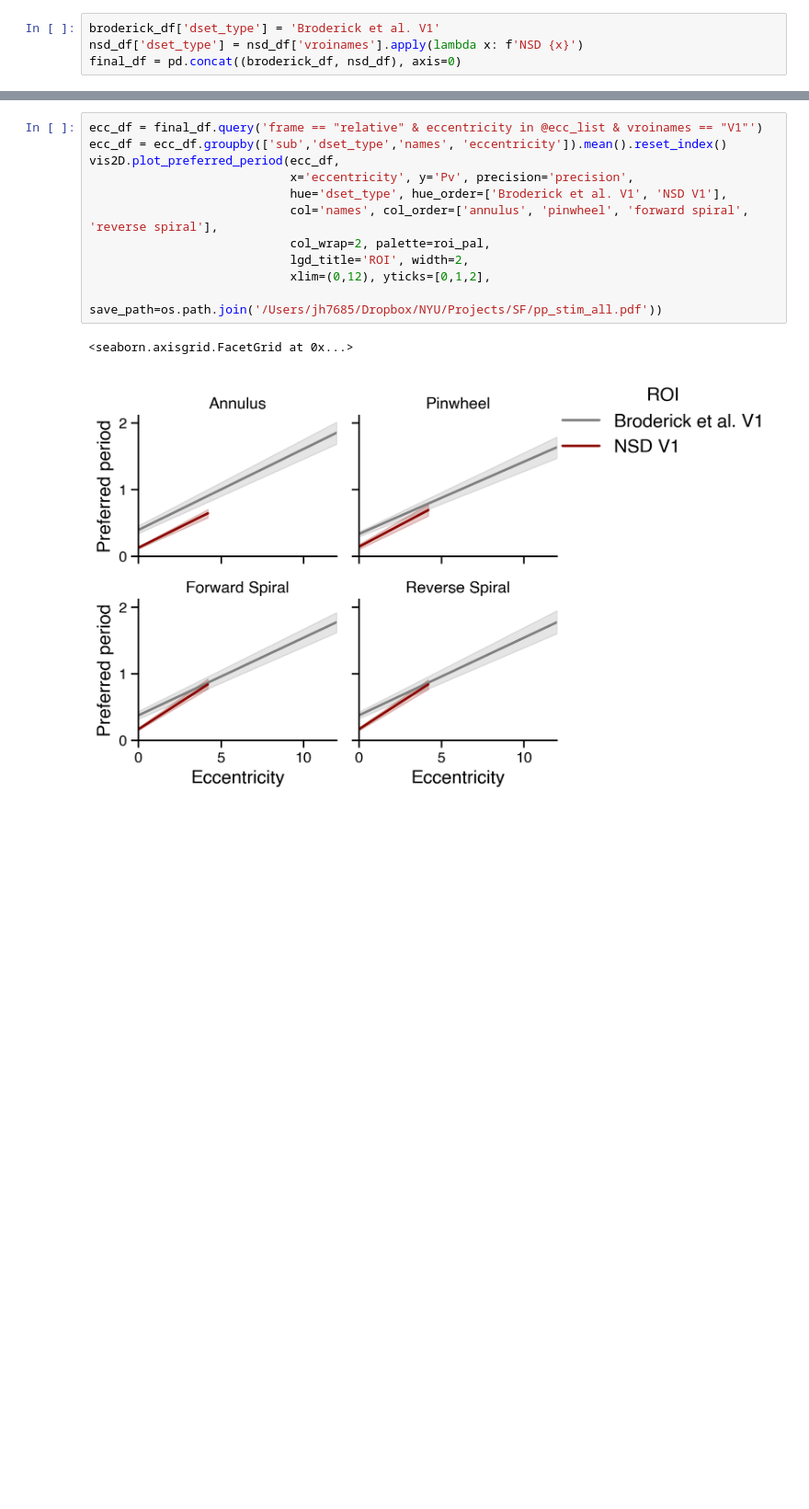
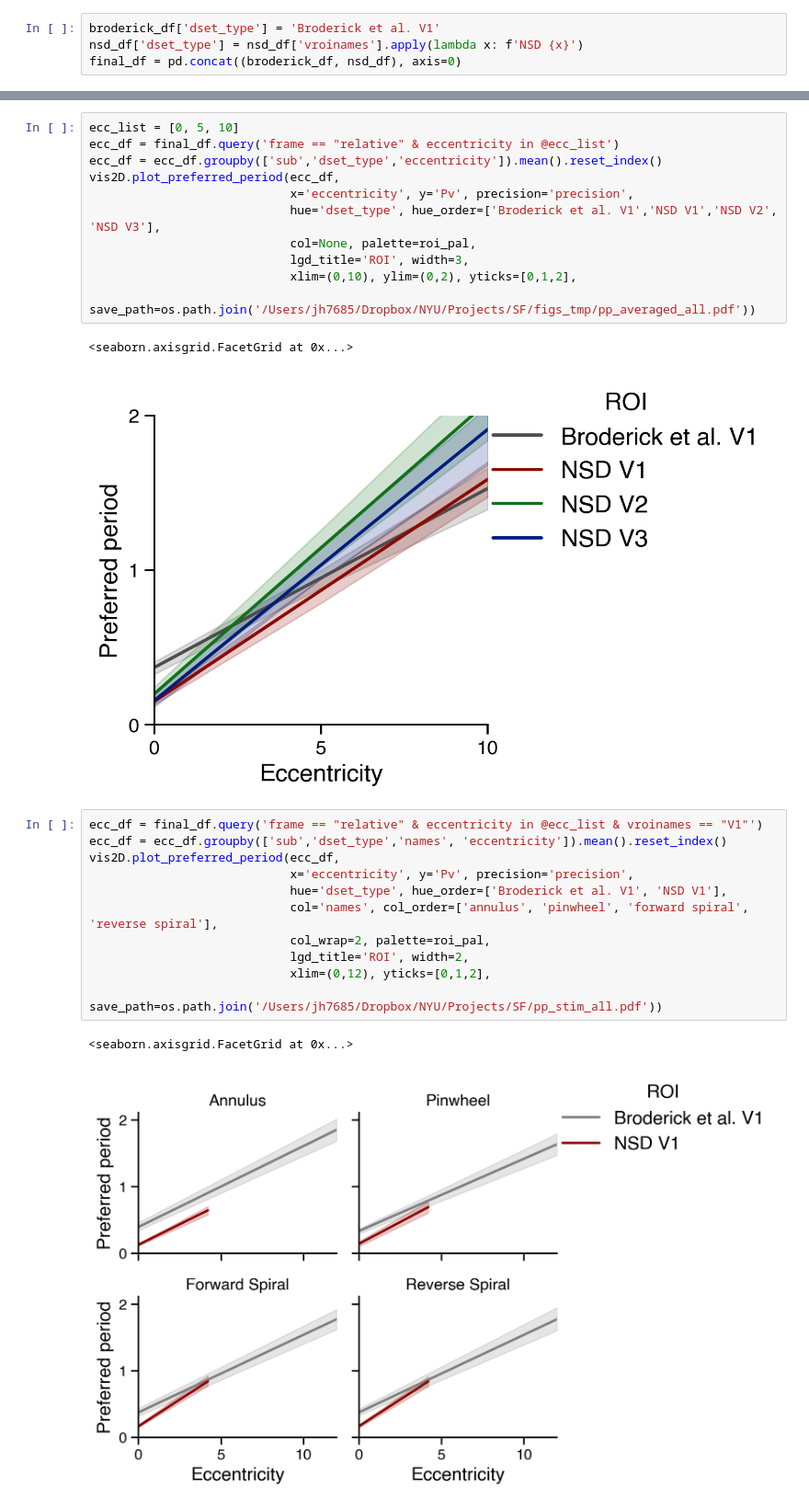
Before and after one commit to JiyeongHa/Spatial-Frequency-Preference_NSDsyn, a Jupyter notebook: notebooks/3.4-plot-model-prediction.ipynb, the cells around one changed output, grey strips where cells are left out. Shown at 92% size. Cells and saved outputs as stored; diff of their text form; blank space fills up the shorter version.

```diff
--- a/notebooks/3.4-plot-model-prediction.ipynb
+++ b/notebooks/3.4-plot-model-prediction.ipynb
@@ -166,3 +149,17 @@ vis2D.plot_preferred_period(ecc_df,
+# %%
+ecc_list = [0, 5, 10]
+ecc_df = final_df.query('frame == "relative" & eccentricity in @ecc_list')
+ecc_df = ecc_df.groupby(['sub','dset_type','eccentricity']).mean().reset_index()
+vis2D.plot_preferred_period(ecc_df,
+                            x='eccentricity', y='Pv', precision='precision',
+                            hue='dset_type', hue_order=['Broderick et al. V1','NSD V1','NSD V2', 'NSD V3'],
+                            col=None, palette=roi_pal,
+                            lgd_title='ROI', width=3,
+                            xlim=(0,10), ylim=(0,2), yticks=[0,1,2],
+                            save_path=os.path.join('/Users/jh7685/Dropbox/NYU/Projects/SF/figs_tmp/pp_averaged_all.pdf'))
+# %% [output]
+<seaborn.axisgrid.FacetGrid at 0x...>
+[figure, added]
 # %%
 ecc_df = final_df.query('frame == "relative" & eccentricity in @ecc_list & vroinames == "V1"')
 ecc_df = ecc_df.groupby(['sub','dset_type','names', 'eccentricity']).mean().reset_index()
```
Also changed, not shown: parts of 14 cells of this notebook, 1 other file.
